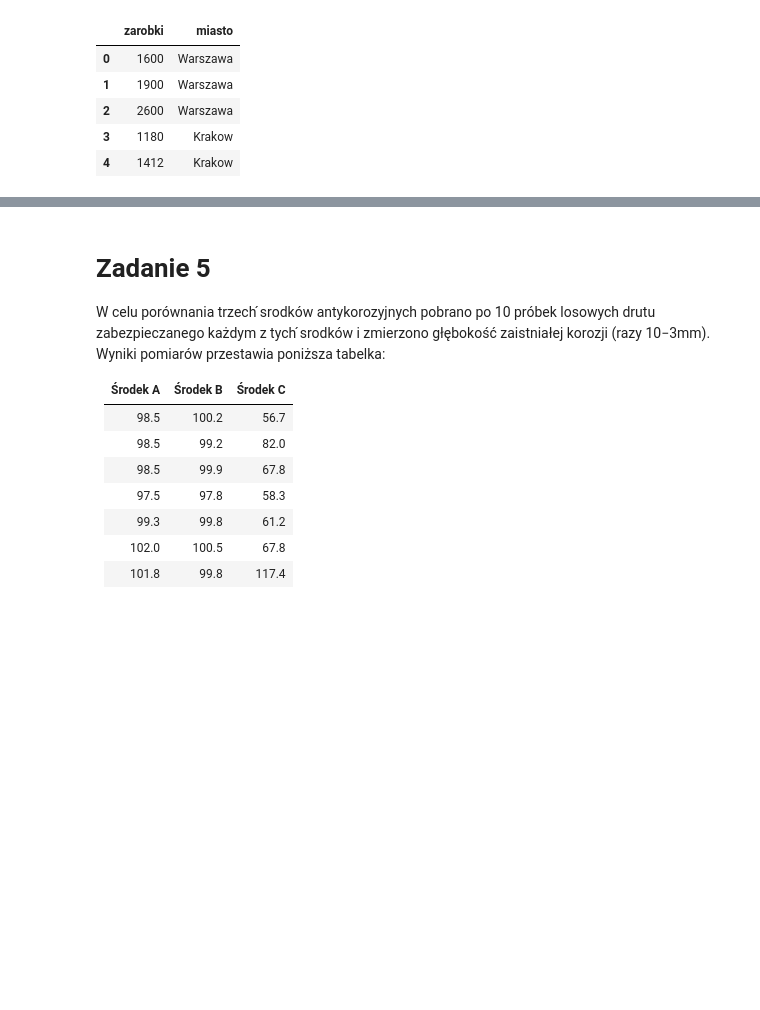
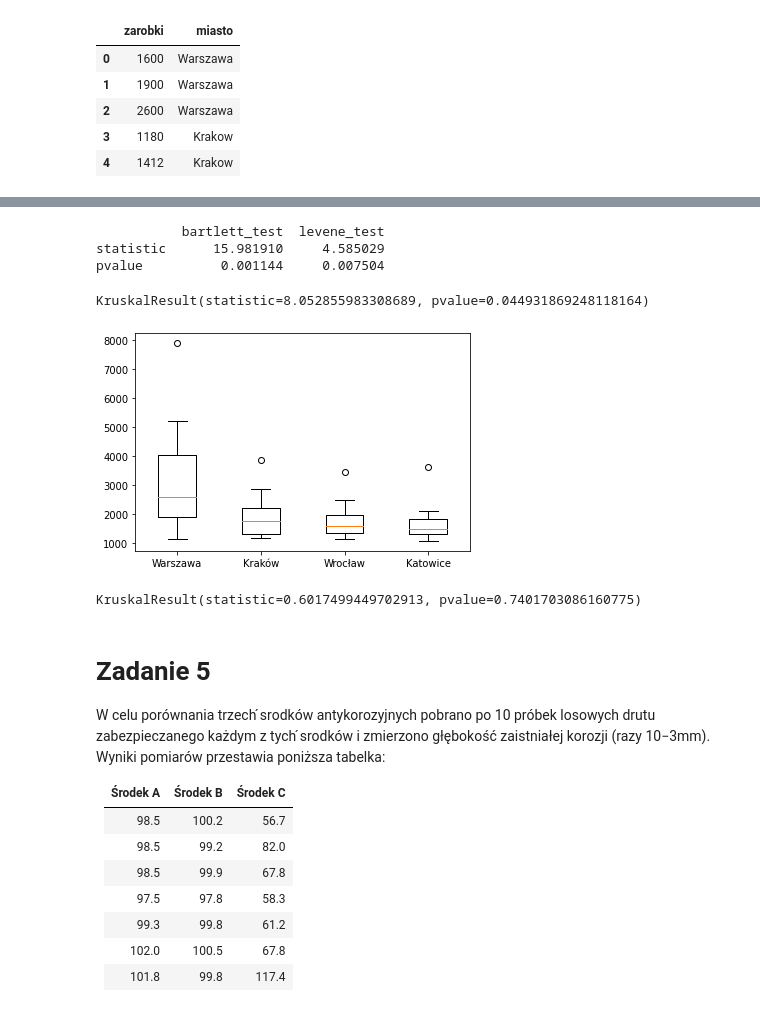
Before and after one commit to mdabrowski-phd/ds250223_regression, a Jupyter notebook: workshops/01_statystyka/03_analiza_wariancji.ipynb, the cells around one changed output, grey strips where cells are left out. Saved outputs shown, nothing was run; the diff lists cells and outputs as text; code cells hidden in the pictures; blank space fills up the shorter version.

```diff
--- a/workshops/01_statystyka/03_analiza_wariancji.ipynb
+++ b/workshops/01_statystyka/03_analiza_wariancji.ipynb
@@ -399,3 +656,29 @@ zarobki_katowice = zarobki.zarobki[zarobki.miasto=='Katowice']
+# %%
+#rownosc wariancji
+print(variance_test(zarobki_warszawa,zarobki_krakow,zarobki_wroclaw,zarobki_katowice))
+#p-val małe -> brak równości wariancji
+# %% [output]
+           bartlett_test  levene_test
+statistic      15.981910     4.585029
+pvalue          0.001144     0.007504
+# %%
+#musimy użyć testu Kruskala-Wallisa
+stats.kruskal(zarobki_warszawa,zarobki_krakow,zarobki_wroclaw,zarobki_katowice)
+#małe p_val->rozkłady zarobków nie są takie same
+# %% [output]
+KruskalResult(statistic=8.052855983308689, pvalue=0.044931869248118164)
+# %%
+#graficzne potwierdzenie uzyskanego wyniku
+plt.boxplot([zarobki_warszawa, zarobki_krakow, zarobki_wroclaw, zarobki_katowice],
+            labels=['Warszawa', 'Kraków', 'Wrocław', 'Katowice'])
+plt.show()
+# %% [output]
+[figure, added]
+# %%
+stats.kruskal(zarobki_krakow,zarobki_wroclaw,zarobki_katowice)
+#gdybyśmy brali miasta oprócz Warszawy to mamy duże pval-> rozkłady zarobków są podobne
+# %% [output]
+KruskalResult(statistic=0.6017499449702913, pvalue=0.7401703086160775)
 # %% [markdown]
 # Zadanie 5
 W celu porównania trzech ́srodków antykorozyjnych pobrano po 10 próbek losowych drutu zabezpieczanego każdym z tych ́srodków i zmierzono głębokość zaistniałej korozji (razy 10−3mm). Wyniki pomiarów przestawia poniższa tabelka:
```
Also changed, not shown: parts of 51 cells of this notebook, 2 other files.
